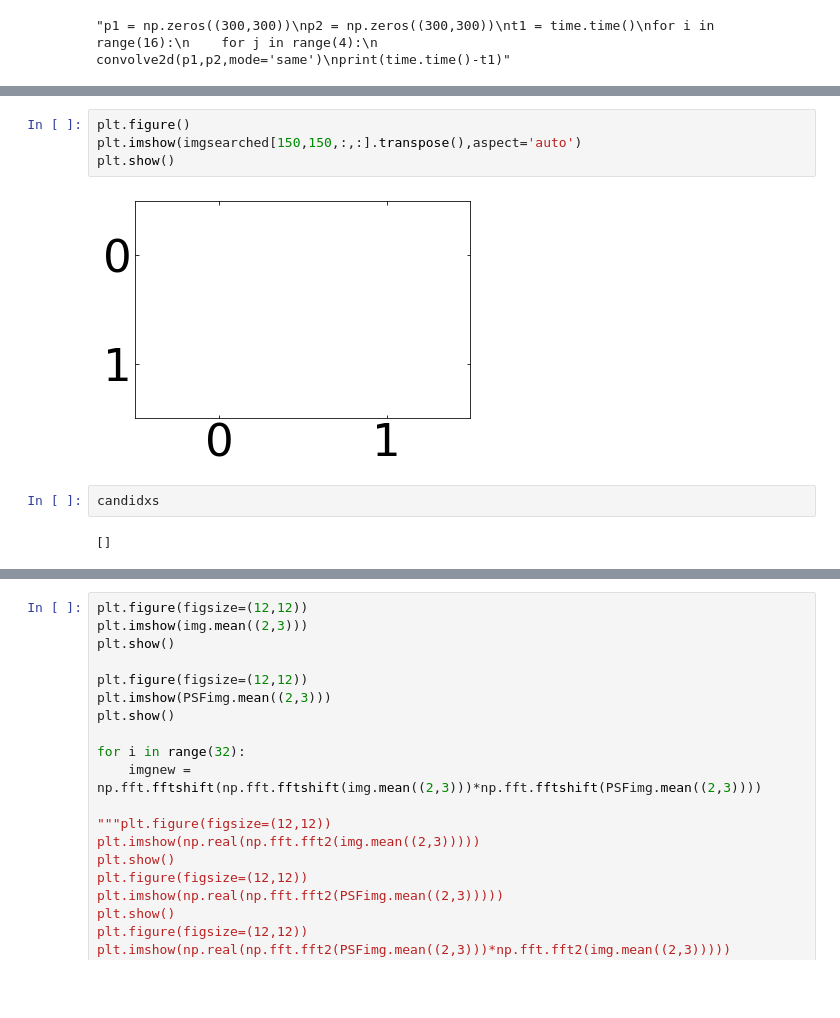
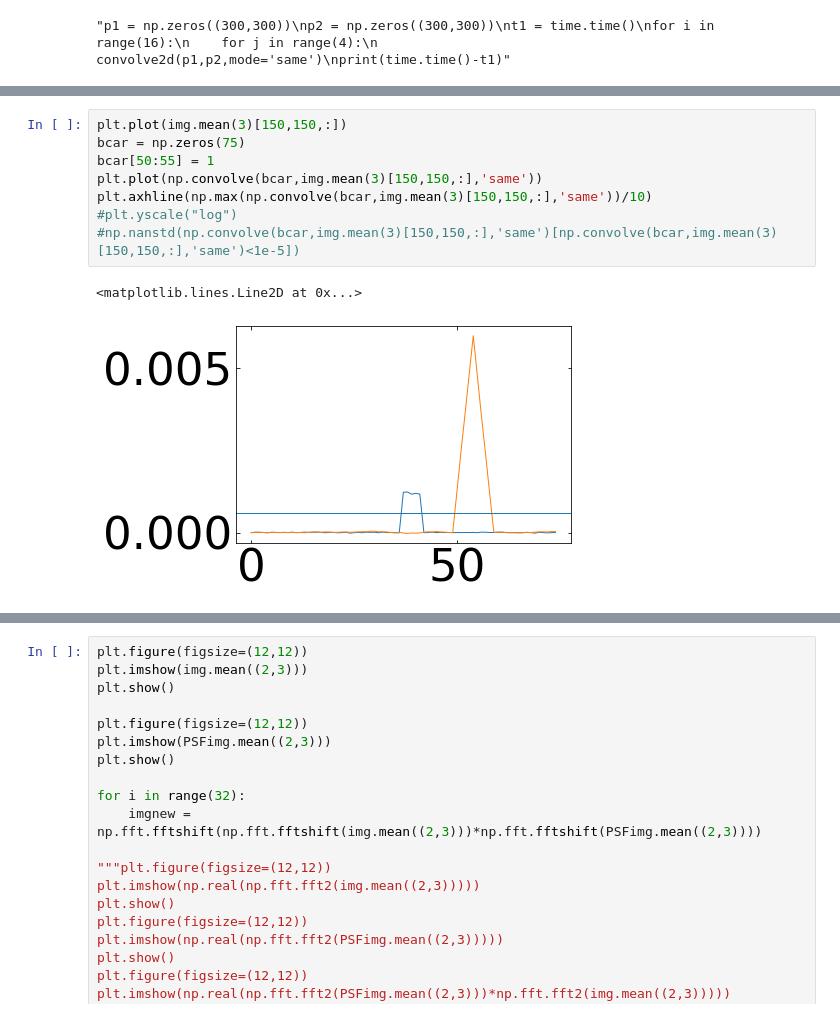
Before and after one commit to dsa110/dsa110-nsfrb, a Jupyter notebook: scripts/SearchAlgorithmTuning_V1.ipynb, the cells around one changed output, grey strips where cells are left out. Saved outputs shown, nothing was run; the diff lists cells and outputs as text; blank space fills up the shorter version.

```diff
--- a/scripts/SearchAlgorithmTuning_V1.ipynb
+++ b/scripts/SearchAlgorithmTuning_V1.ipynb
@@ -897,10 +846,11 @@ Done!
-# %%
-plt.figure()
-plt.imshow(imgsearched[150,150,:,:].transpose(),aspect='auto')
-plt.show()
-# %% [output]
-[figure, removed]
-# %%
-candidxs
-# %% [output]
-[]
+# %%
+plt.plot(img.mean(3)[150,150,:])
+bcar = np.zeros(75)
+bcar[50:55] = 1
+plt.plot(np.convolve(bcar,img.mean(3)[150,150,:],'same'))
+plt.axhline(np.max(np.convolve(bcar,img.mean(3)[150,150,:],'same'))/10)
+#plt.yscale("log")
+#np.nanstd(np.convolve(bcar,img.mean(3)[150,150,:],'same')[np.convolve(bcar,img.mean(3)[150,150,:],'same')<1e-5])
+# %% [output]
+<matplotlib.lines.Line2D at 0x...>
+[figure, added]
```
Also changed, not shown: parts of 14 cells of this notebook, 4 other files.
